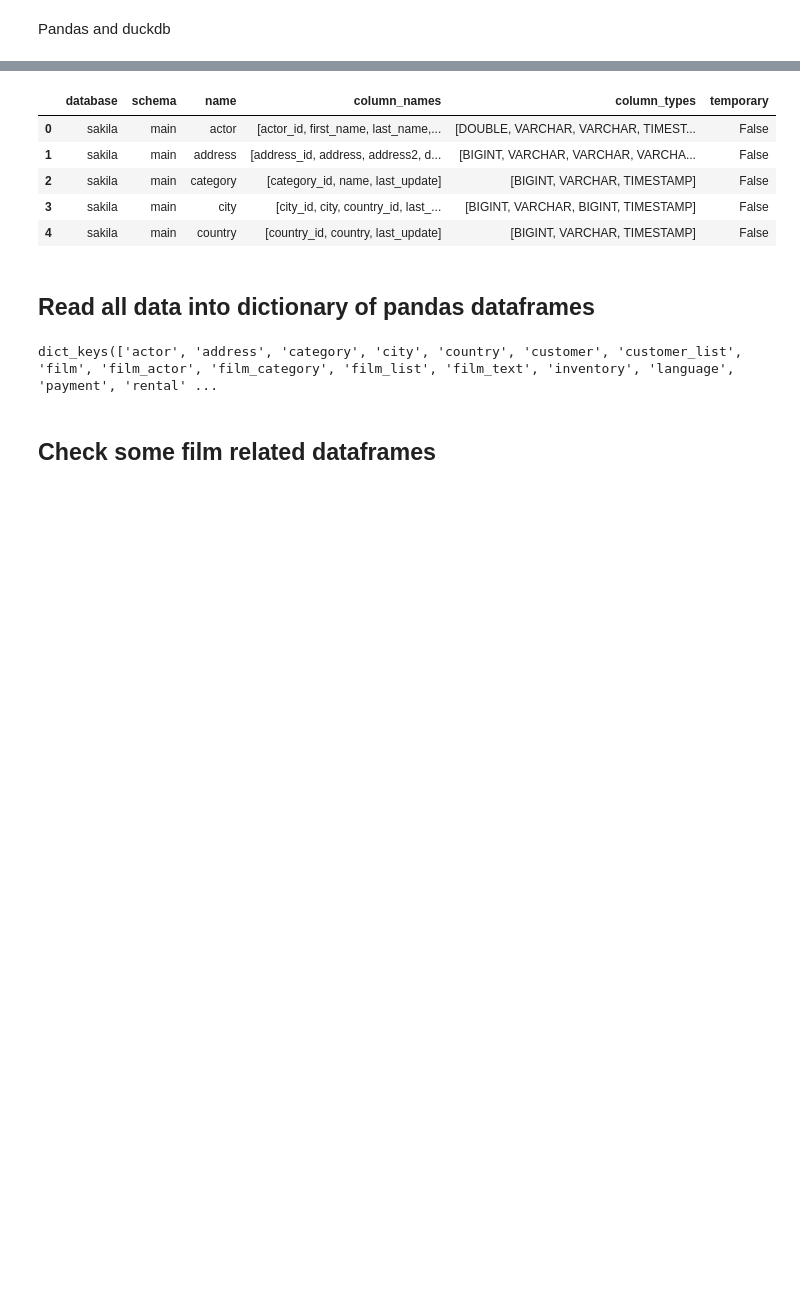
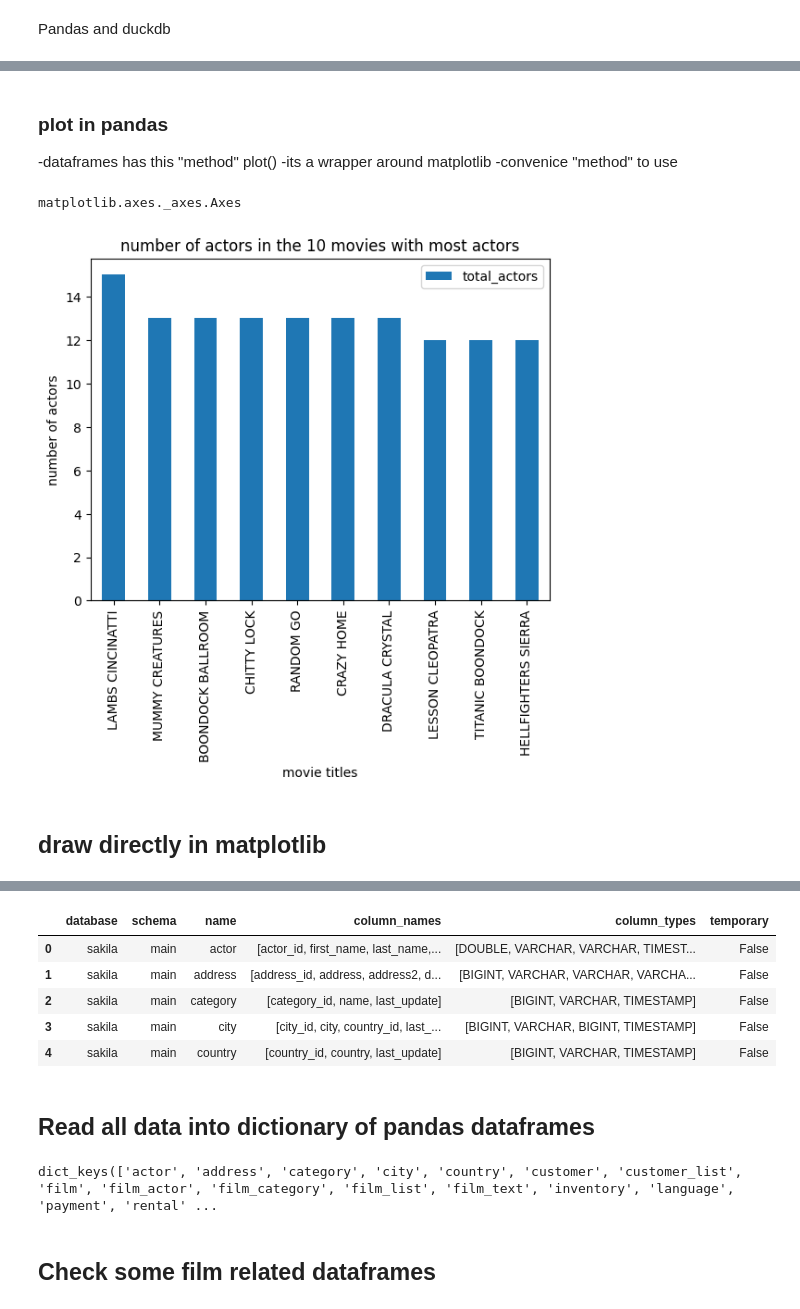
Before and after one commit to SadiaAwan/duckdb_analytics_sadia_awan_mlops25, a Jupyter notebook: code_alongs/18_pandas_duckdb/duckdb_pandas.ipynb, the cells around one changed output, grey strips where cells are left out. Cells and saved outputs as stored; diff of their text form; code cells hidden in the pictures; blank space fills up the shorter version.

```diff
--- a/code_alongs/18_pandas_duckdb/duckdb_pandas.ipynb
+++ b/code_alongs/18_pandas_duckdb/duckdb_pandas.ipynb
@@ -2,0 +144,20 @@ Pandas and duckdb
+# %%
+films_joined = query_sakila("""
+    SELECT
+        a.first_name || ' ' || a.last_name AS actor,
+        f.title AS film_title,
+        f.rating AS film_rating,
+        c.name AS category,
+        l.name AS language
+    FROM film f
+        LEFT JOIN film_actor fa ON f.film_id = fa.film_id
+        LEFT JOIN actor a ON a.actor_id = fa.actor_id
+        LEFT JOIN film_category fc ON f.film_id = fc.film_id
+        LEFT JOIN category c ON c.category_id = fc.category_id
+        LEFT JOIN language l ON l.language_id = f.language_id
+    ORDER BY
+        film_title
+             ;
+             """)
+
+films_joined.head(5)
@@ -2,0 +208,12 @@ Pandas and duckdb
+# %%
+#lilit
+
+total_actors = query_sakila("""
+    SELECT
+     film_title,
+     count (actor) AS total_actors,
+    FROM films_joined
+    GROUP BY film_title
+    ORDER BY total_actors desc;
+""")
+total_actors.head(5)
@@ -2,0 +260,22 @@ Pandas and duckdb
+# %% [markdown]
+### plot in pandas
+
+-dataframes has this "method" plot()
+-its a wrapper around matplotlib
+-convenice "method" to use
+# %%
+
+ax = total_actors.head(10).plot(
+    x="film_title",
+    y="total_actors",
+    kind="bar",
+    xlabel="movie titles",
+    ylabel="number of actors",
+    title = "number of actors in the 10 movies with most actors"
+)
+
+# instance of an Axes class
+type(ax)
+# %% [output]
+matplotlib.axes._axes.Axes
+[figure, added]
@@ -2,0 +286,2 @@ Pandas and duckdb
+# %% [markdown]
+## draw directly in matplotlib
```
Also changed, not shown: parts of 26 cells of this notebook, 2 other files.
